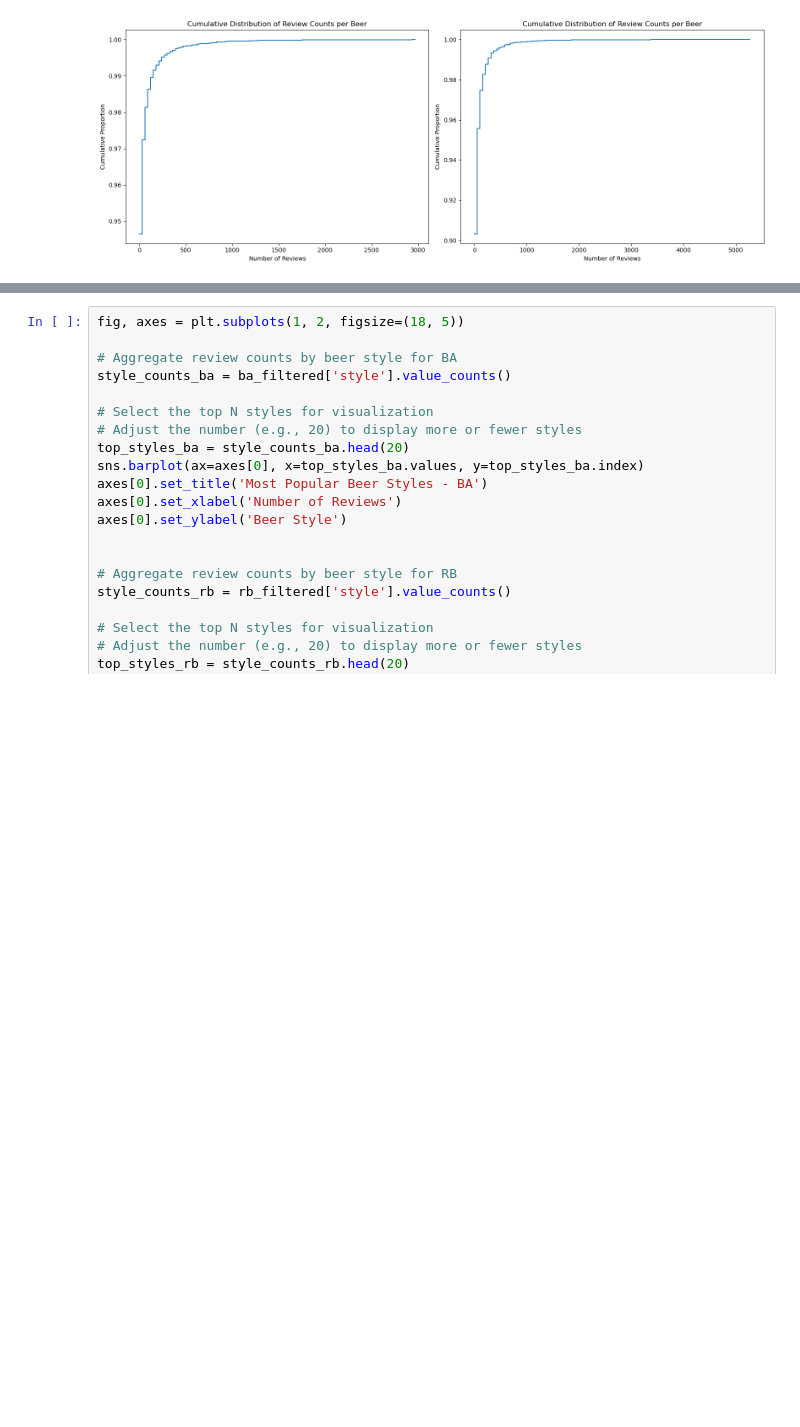
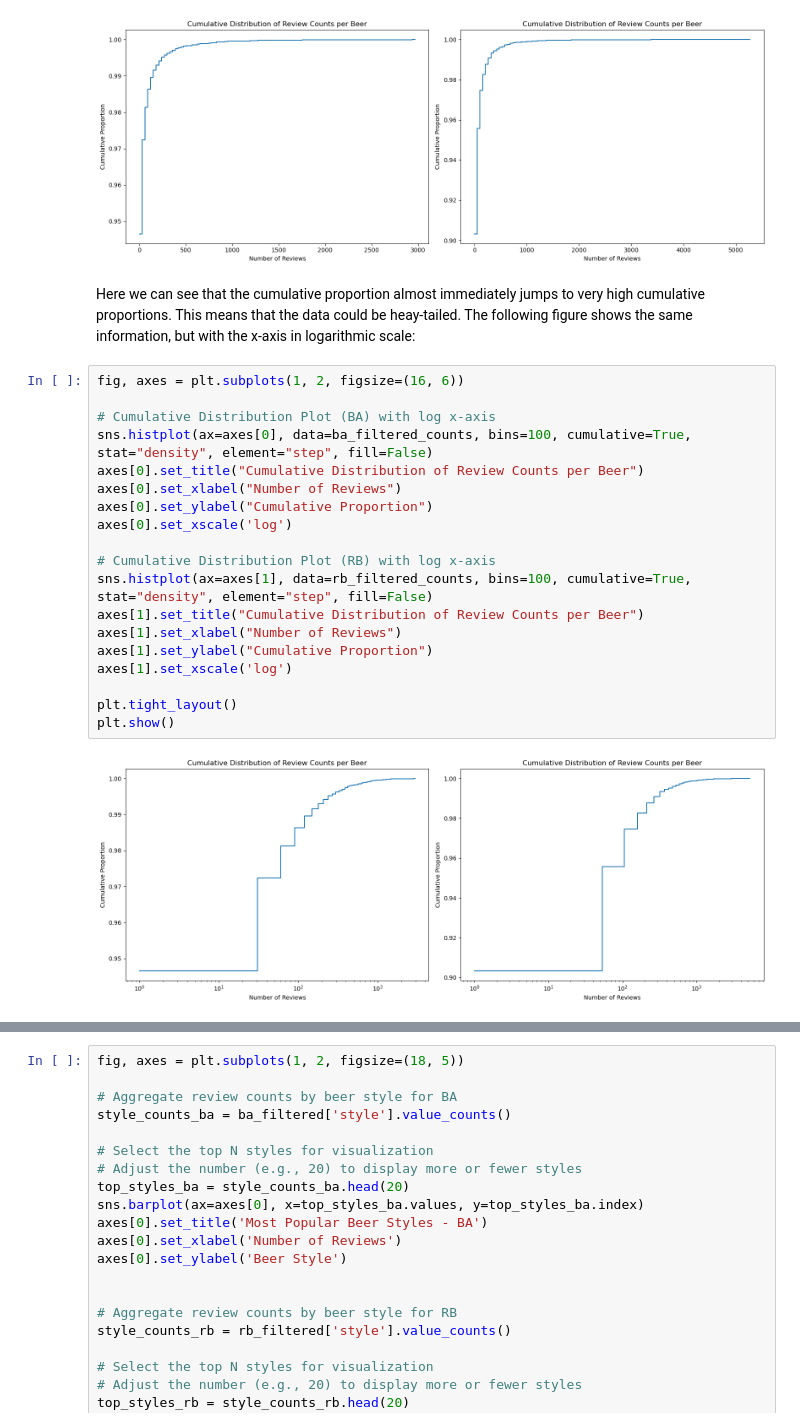
Before and after one commit to epfl-ada/ada-2023-project-adapowerup2023, a Jupyter notebook: Beer_review_M2_modified.ipynb, the cells around one changed output, grey strips where cells are left out. Saved outputs shown, nothing was run; the diff lists cells and outputs as text; blank space fills up the shorter version.

```diff
--- a/Beer_review_M2_modified.ipynb
+++ b/Beer_review_M2_modified.ipynb
@@ -107,3 +124,26 @@ plt.tight_layout()
 plt.show()
 # %% [output]
 [figure]
+# %% [markdown]
+Here we can see that the cumulative proportion almost immediately jumps to very high cumulative proportions. This means that the data could be heay-tailed. The following figure shows the same information, but with the x-axis in logarithmic scale:
+# %%
+fig, axes = plt.subplots(1, 2, figsize=(16, 6))
+
+# Cumulative Distribution Plot (BA) with log x-axis
+sns.histplot(ax=axes[0], data=ba_filtered_counts, bins=100, cumulative=True, stat="density", element="step", fill=False)
+axes[0].set_title("Cumulative Distribution of Review Counts per Beer")
+axes[0].set_xlabel("Number of Reviews")
+axes[0].set_ylabel("Cumulative Proportion")
+axes[0].set_xscale('log')
+
+# Cumulative Distribution Plot (RB) with log x-axis
+sns.histplot(ax=axes[1], data=rb_filtered_counts, bins=100, cumulative=True, stat="density", element="step", fill=False)
+axes[1].set_title("Cumulative Distribution of Review Counts per Beer")
+axes[1].set_xlabel("Number of Reviews")
+axes[1].set_ylabel("Cumulative Proportion")
+axes[1].set_xscale('log')
+
+plt.tight_layout()
+plt.show()
+# %% [output]
+[figure, added]
```
Also changed, not shown: parts of 34 cells of this notebook.
